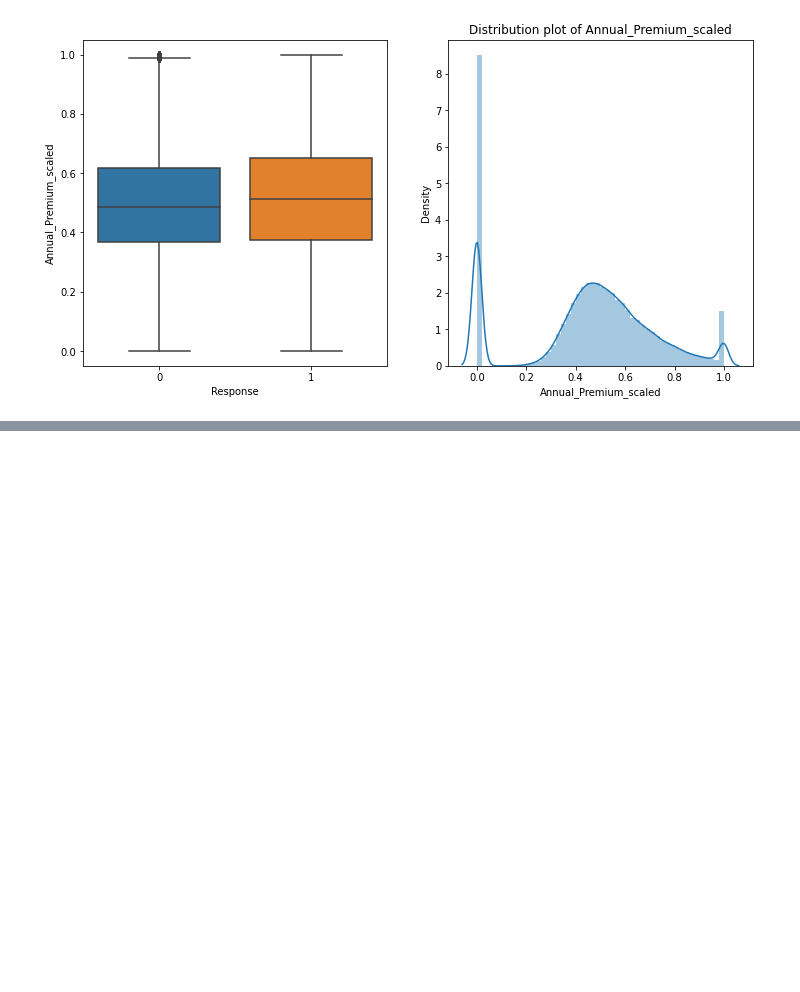
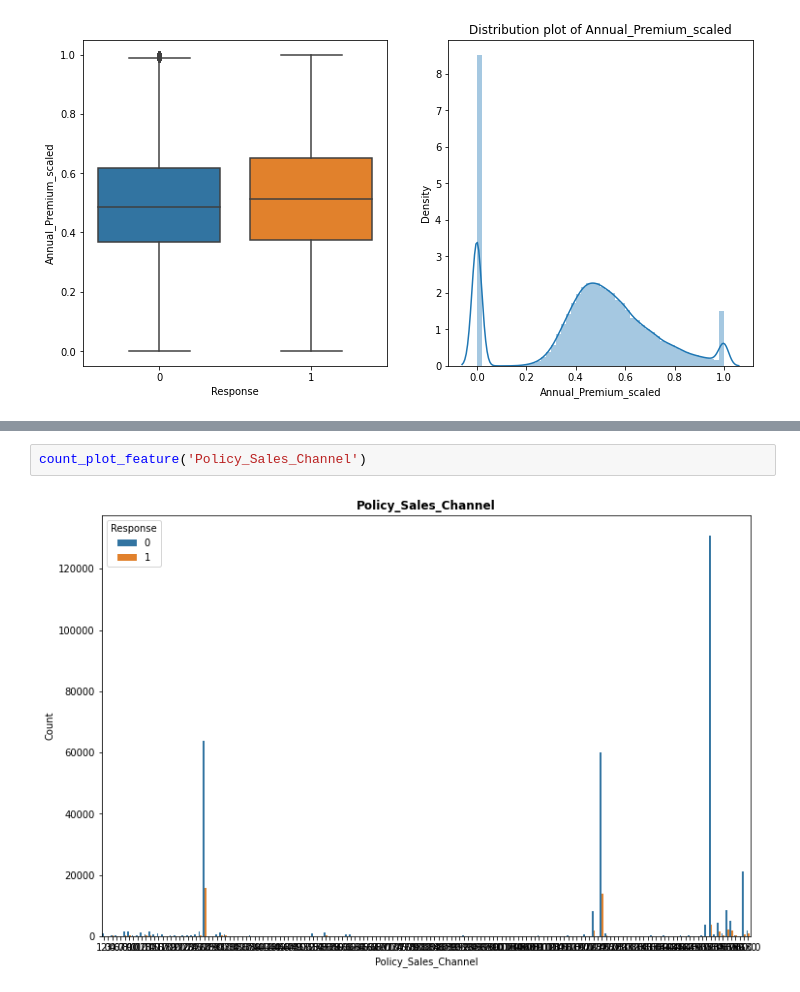
Before and after one commit to AjaharDaroga/Health_Insurance_Cross_Sell_Prediction, a Jupyter notebook: HEALTH_INSURANCE_CROSS_SELL_PREDICTION.ipynb, the cells around one changed output, grey strips where cells are left out. Drawn from its saved outputs; the diff is of its cells as text; blank space fills up the shorter version.

```diff
--- a/HEALTH_INSURANCE_CROSS_SELL_PREDICTION.ipynb
+++ b/HEALTH_INSURANCE_CROSS_SELL_PREDICTION.ipynb
@@ -288,0 +307,4 @@ realtion_distribution("Annual_Premium_scaled")
+# %%
+count_plot_feature('Policy_Sales_Channel')
+# %% [output]
+[figure, added]
```
Also changed, not shown: parts of 38 cells of this notebook.
